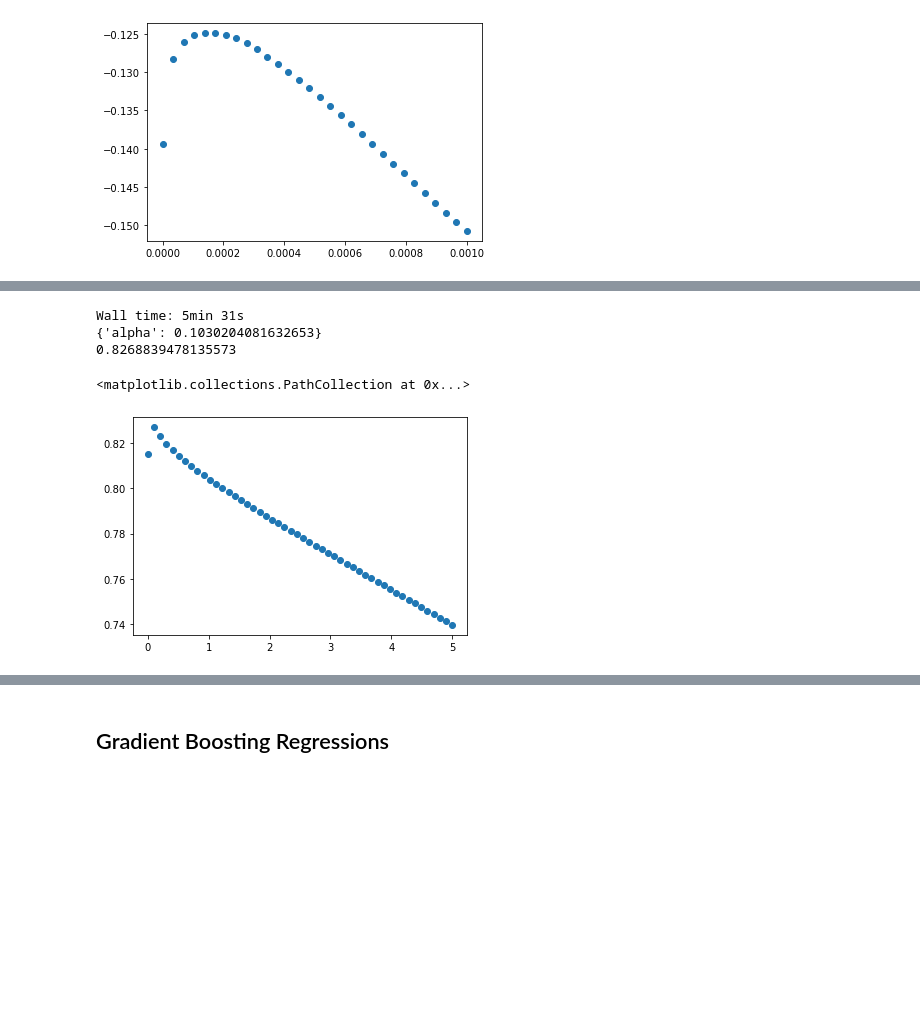
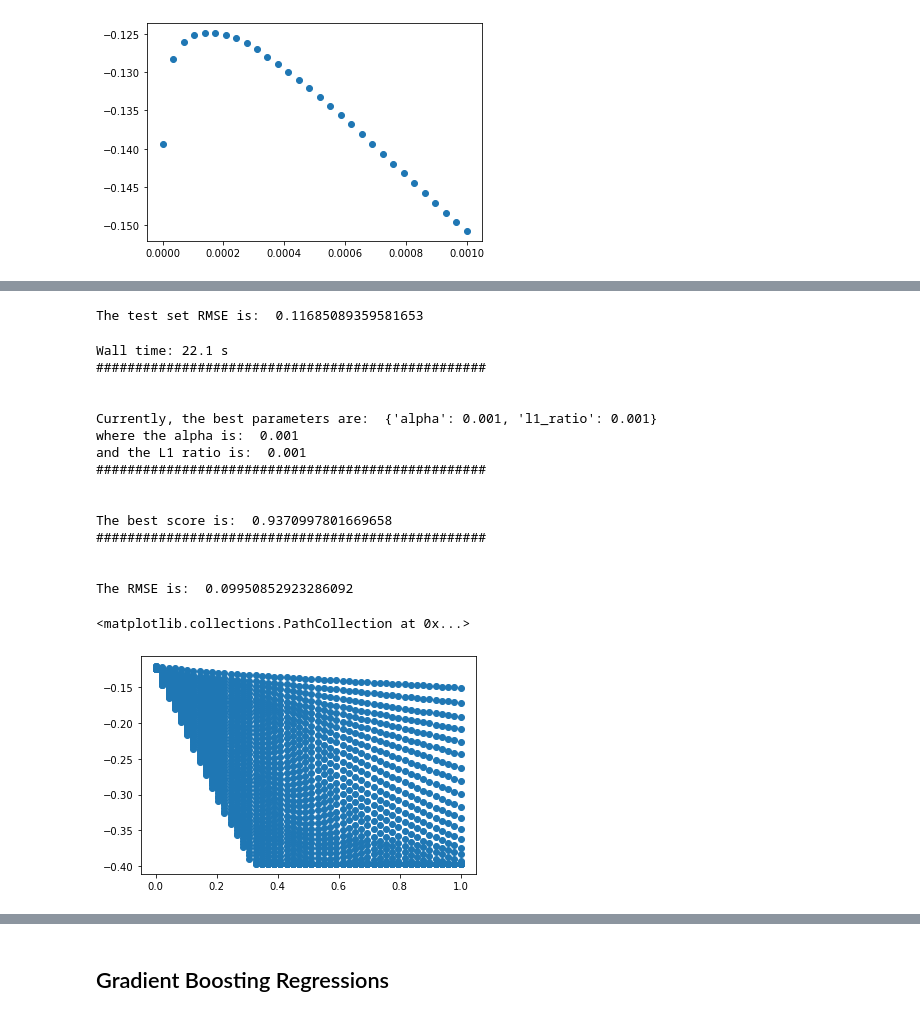
Before and after one commit to tdchoi7/ML_Project_Self, a Jupyter notebook: ML_HousingPrice_ModelTraining_Predicting.ipynb, the cells around one changed output, grey strips where cells are left out. Saved outputs shown, nothing was run; the diff lists cells and outputs as text; code cells hidden in the pictures; blank space fills up the shorter version.

Commit message:
Outliers, Run Models
- Removed certain outliers
- Successfully ran linear models after correcting errors

```diff
--- a/ML_HousingPrice_ModelTraining_Predicting.ipynb
+++ b/ML_HousingPrice_ModelTraining_Predicting.ipynb
@@ -224,0 +298,11 @@ dtype: float64
+# %%
+xtrain_sel, xtest_sel, ytrain_sel, ytest_sel = ms.train_test_split(hp_linear_selected,
+                                                                   hp_logsaleprice,
+                                                                   test_size=0.2,
+                                                                   random_state=0)
+
+ytrain_sel = ytrain_sel.values.flatten()
+# %%
+lasso = Lasso(random_state=0, max_iter=1000000, normalize=True)
+
+n_folds_lin = ms.KFold(n_splits=5, random_state=0, shuffle=True)
@@ -224,0 +368,6 @@ dtype: float64
+# %%
+lm = LinearRegression()
+
+scores = cross_val_score(lm, xtrain_sel, ytrain_sel, scoring='neg_root_mean_squared_error', cv=5)
+print(scores)
+print(np.mean(scores))
@@ -224,0 +378,3 @@ dtype: float64
+# %%
+lm.fit(xtrain_sel, ytrain_sel)
+lm.score(xtrain_sel, ytrain_sel)
@@ -252,23 +505,55 @@ plt.scatter(gs_enet.cv_results_['param_l1_ratio'], gs_enet.cv_results_['mean_tes
+# %%
+print('The test set RMSE is: ', rmse(gs_enet, ytest_sel, xtest_sel))
+# %% [output]
+The test set RMSE is:  0.11685089359581653
 # %%
 enet = ElasticNet(random_state=0, max_iter=10000)
 
-alphas = np.linspace(1e-3, 5, 50)
-rhos = np.linspace(1e-3, 5, 50)
+alphas = np.linspace(1e-3, 1, 50)
+rhos = np.linspace(1e-3, 1, 50)
 
-gparam_enet = [{'alpha': alphas},
-               {'l1_ratio': rhos}]
-n_folds=ms.StratifiedKFold(n_splits=5, random_state=0, shuffle=True)
+gparam_enet = {'l1_ratio': rhos, 'alpha': alphas}
 
-gs_enet = GridSearchCV(enet, gparam_enet, cv=n_folds, refit=True, n_jobs=-1)
-%time gs_enet.fit(hp_linear_fullyimputed, hp_sp_flat)
+gs_enet = GridSearchCV(enet, gparam_enet, cv=n_folds_lin, refit=True, n_jobs=-1,
+                       scoring='neg_root_mean_squared_error', return_train_score=True)
 
-print(gs_enet.best_params_)
-print(gs_enet.best_score_)
+%time gs_enet.fit(xtrain_sel, ytrain_sel)
+
+print('#'*50)
+print('\n')
+
+print('Currently, the best parameters are: ', gs_enet.best_params_)
+
+print('where the alpha is: ', gs_enet.best_params_['alpha'])
+print('and the L1 ratio is: ', gs_enet.best_params_['l1_ratio'])
+
+print('#'*50)
+print('\n')
+
+print('The best score is: ', gs_enet.best_estimator_.score(xtrain_sel, ytrain_sel))
+
+print('#'*50)
+print('\n')
+
+print('The RMSE is: ', rmse(gs_enet, ytrain_sel, xtrain_sel))
+
 plt.scatter(gs_enet.cv_results_['param_alpha'], gs_enet.cv_results_['mean_test_score'])
 # %% [output]
-Wall time: 5min 31s
-{'alpha': 0.1030204081632653}
-0.8268839478135573
+Wall time: 22.1 s
+##################################################
+
+
+Currently, the best parameters are:  {'alpha': 0.001, 'l1_ratio': 0.001}
+where the alpha is:  0.001
+and the L1 ratio is:  0.001
+##################################################
+
+
+The best score is:  0.9370997801669658
+##################################################
+
+
+The RMSE is:  0.09950852923286092
 <matplotlib.collections.PathCollection at 0x...>
-[figure, old version]
+[figure, new version]
 # %%
```
Also changed, not shown: parts of 57 cells of this notebook, 2 other files.
